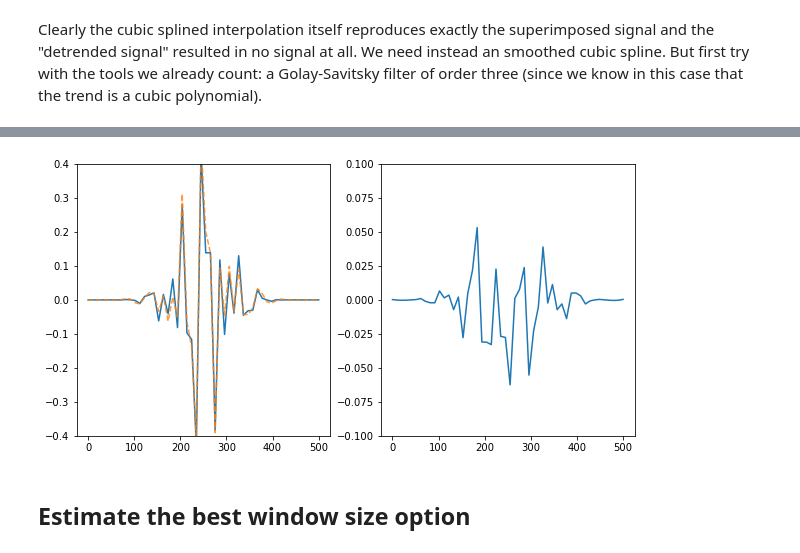
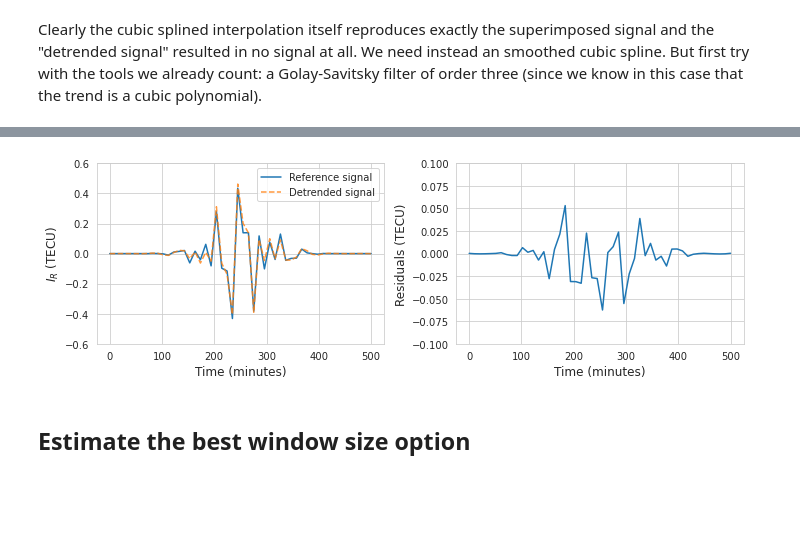
Before and after one commit to Lxndrs/Posdoc, a Jupyter notebook: Cubic_spline_example vs Sav-Gol filter.ipynb, the cells around one changed output, grey strips where cells are left out. Cells and saved outputs as stored; diff of their text form; code cells hidden in the pictures; blank space fills up the shorter version.

```diff
--- a/Cubic_spline_example vs Sav-Gol filter.ipynb
+++ b/Cubic_spline_example vs Sav-Gol filter.ipynb
@@ -61,5 +62,7 @@ IR = A*np.exp(-0.5*(t-tm)**2/dt**2)*(np.sin(omega1*t)+np.sin(omega2*t)+np.sin(om
 trend = B*np.abs(t-t0)**3
 # %% [markdown]
 Plot reference signal trend and superposition together
+# %%
+sns.set_style("whitegrid")
 # %%
 f = plt.figure()
@@ -102,16 +112,24 @@ plt.plot(t, sav_signal, "--")
 # %%
 f1 = plt.figure()
 bx1 = f1.add_subplot(1, 2, 1)
 bx2 = f1.add_subplot(1,2,2)
-bx1.plot(t, IR)
-bx1.plot(t, det_signal, "--", alpha=0.8)
+bx1.plot(t, IR, label="Reference signal")
+bx1.plot(t, det_signal, "--", alpha=0.8, label="Detrended signal")
+bx1.legend(fontsize="medium")
+bx1.set_yticks([-0.6, -0.4, -0.2, 0.0, 0.2, 0.4, 0.6])
 residuals = IR - det_signal
 bx2.plot(t, residuals)
-bx1.set_ylim(-0.4, 0.4)
+bx1.set_ylim(-0.6, 0.6)
 bx2.set_ylim(-0.1, 0.1)
-f1.set_size_inches(10, 5)
+bx1.set_xlabel("Time (minutes)", fontsize="large")
+bx2.set_xlabel("Time (minutes)", fontsize="large")
+bx1.set_ylabel(r"$I_R$ (TECU)", fontsize="large")
+bx2.set_ylabel("Residuals (TECU)", fontsize="large")
+f1.set_size_inches(10, 10/3.)
+f1.tight_layout()
+f1.savefig("./paper/figures/IRvsDetrended.pdf")
 # %% [output]
-[figure, old version]
+[figure, new version]
 # %% [markdown]
 ## Estimate the best window size option
 # %% [markdown]
```
Also changed, not shown: parts of 11 cells of this notebook, 14 other files.
